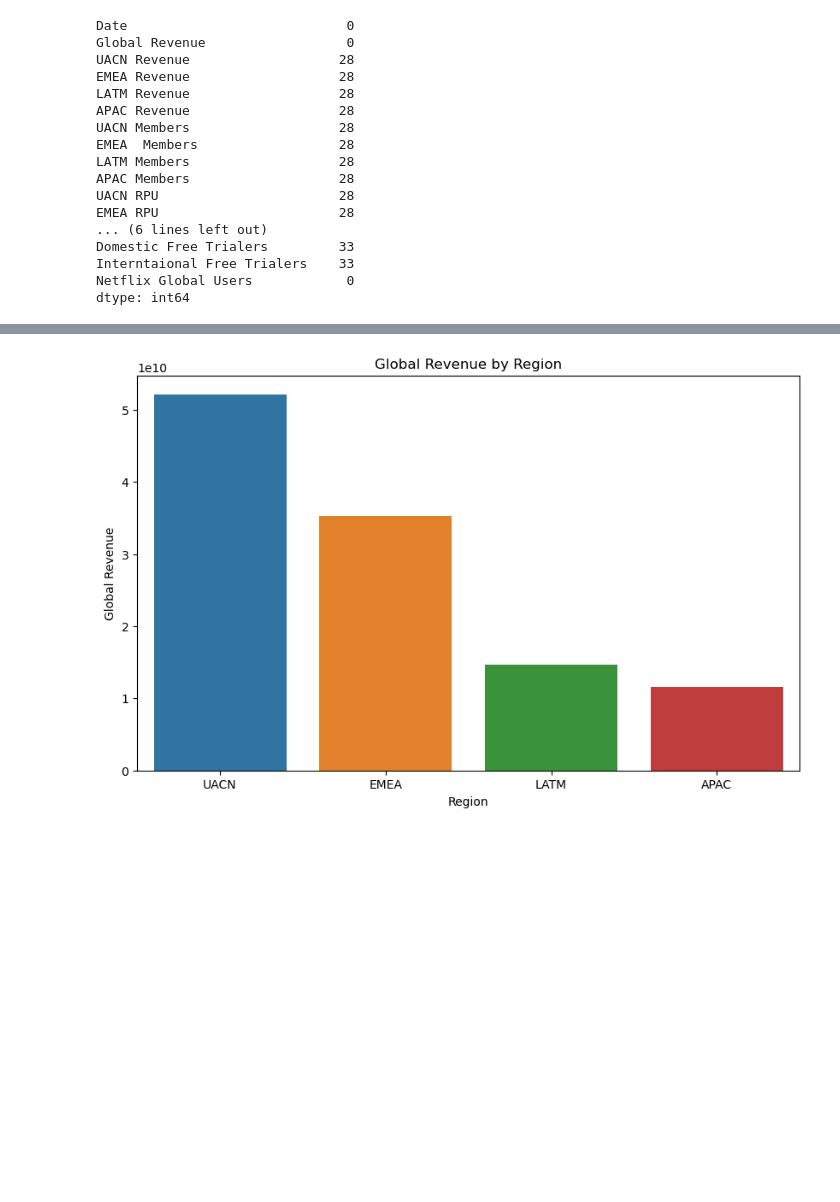
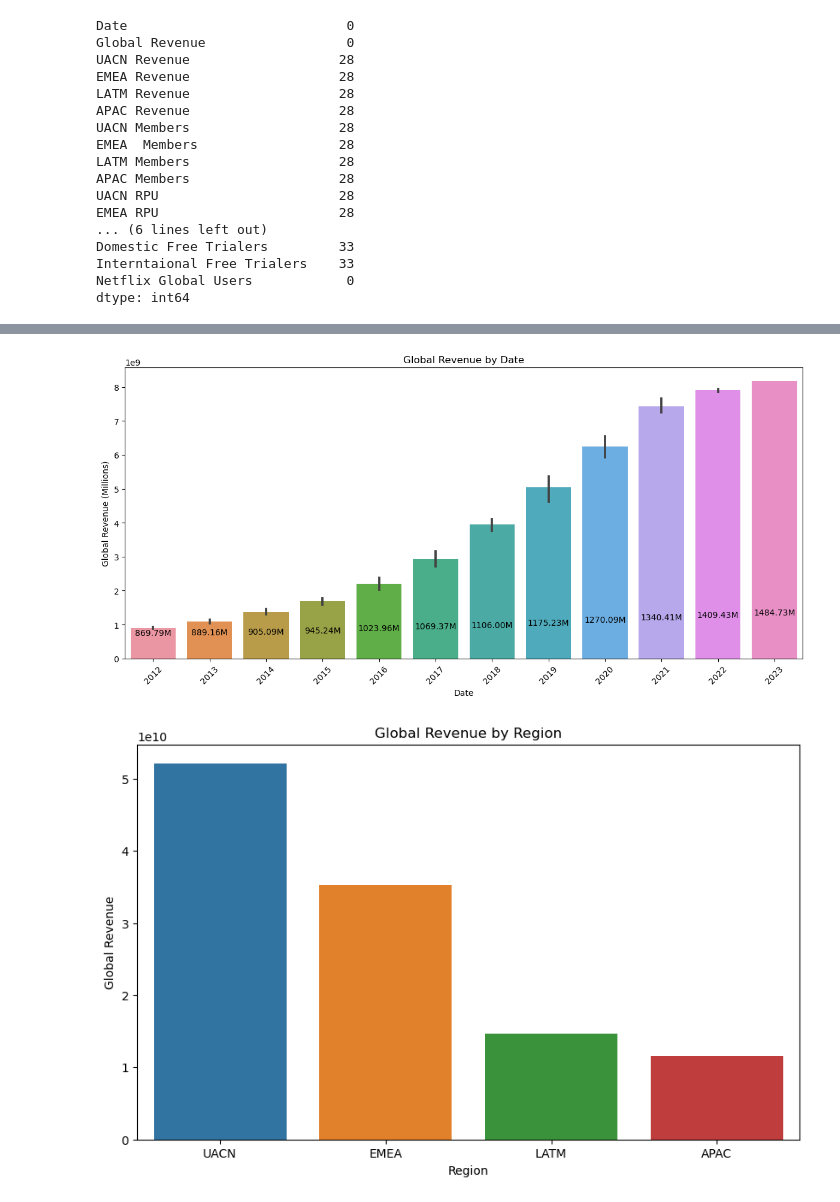
Before and after one commit to Aliqasim222/Aliqasim222, a Jupyter notebook: netflix-revenue-and-subscribers.ipynb, the cells around one changed output, grey strips where cells are left out. Drawn from its saved outputs; the diff is of its cells as text; code cells hidden in the pictures; blank space fills up the shorter version.

Commit message:
Kaggle Notebook | Netflix Revenue and Subscribers | Version 4

```diff
--- a/netflix-revenue-and-subscribers.ipynb
+++ b/netflix-revenue-and-subscribers.ipynb
@@ -148,2 +153,19 @@ plt.show()
+# %%
+# Bar chart for Global Revenue by Date
+plt.figure(figsize=(12, 6))
+sns.barplot(x=df['Year'], y=df['Global Revenue'])
+plt.xlabel('Date')
+plt.ylabel('Global Revenue (Millions)')
+plt.title('Global Revenue by Date')
+
+# Add value labels in millions
+for i, value in enumerate(df['Global Revenue']):
+    plt.annotate('{:.2f}M'.format(value/1_000_000), (i, value), ha='center', va='top')
+
+plt.xticks(rotation=45)
+plt.tight_layout()
+plt.show()
+# %% [output]
+[figure, added]
 # %%
 # Bar plot for Global Revenue by Region
```
Also changed, not shown: parts of 7 cells of this notebook.
